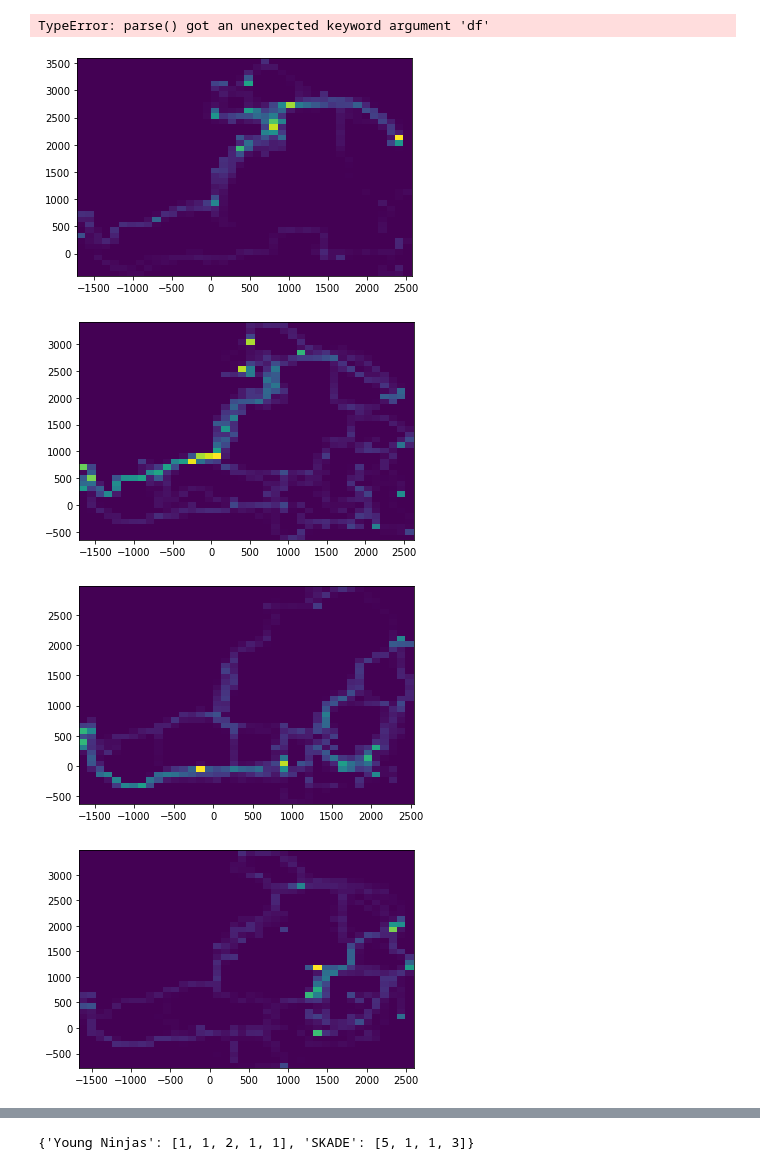
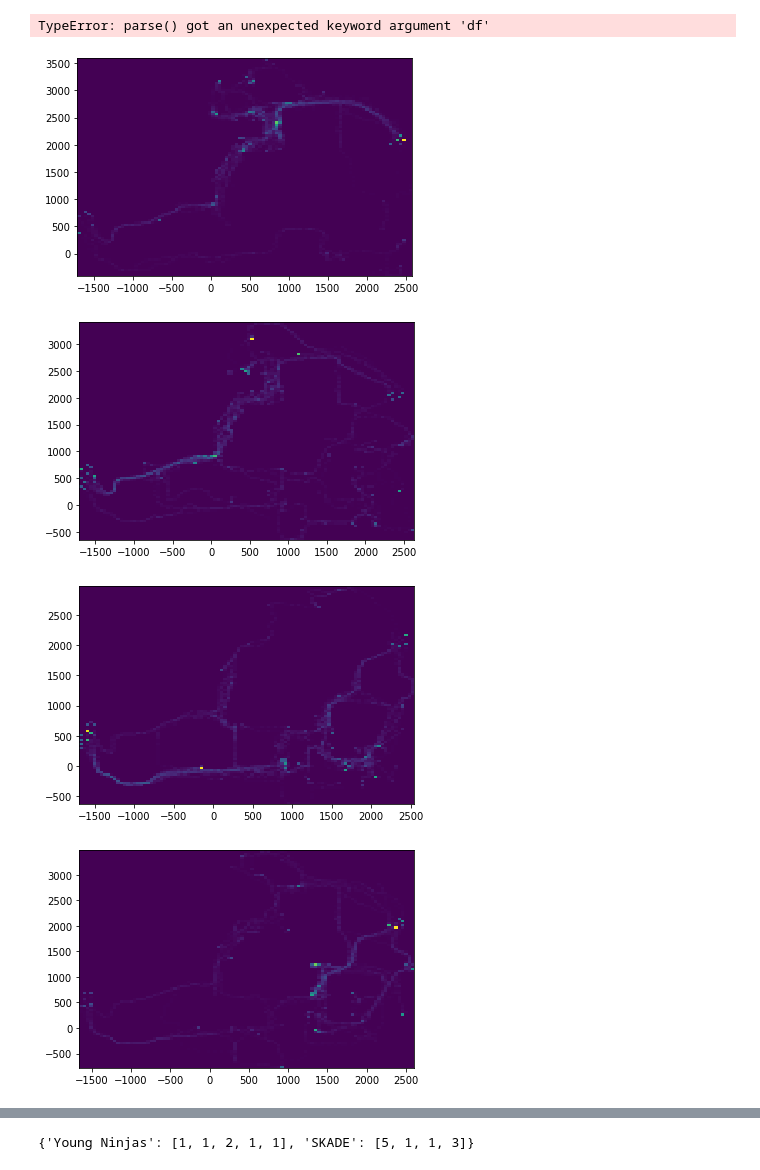
Before and after one commit to Wazti/csgo-api, a Jupyter notebook: csgo/parser.ipynb, the cells around one changed output, grey strips where cells are left out. Saved outputs shown, nothing was run; the diff lists cells and outputs as text; code cells hidden in the pictures.

```diff
--- a/csgo/parser.ipynb
+++ b/csgo/parser.ipynb
@@ -196,18 +199,17 @@ df = demo_parser.parse(df = True)
 # %% [output]
 TypeError: parse() got an unexpected keyword argument 'df'
 # %%
-
 import matplotlib.pyplot as plt
 for player in getPlayerInfo(demo_data)["PlayerName"]:
     ticks = frame_data.sort_values(by=['Tick'])
     ticks = ticks [ticks["Hp"] > 0]
     ticks = ticks[ticks["TicksSinceStart"] != '0']
     playersPos = ticks[['PlayerName','X', 'Y']].groupby('PlayerName').agg(list)
-    plt.hist2d(playersPos["X"][player],playersPos["Y"][player],bins=40)
+    plt.hist2d(playersPos["X"][player],playersPos["Y"][player],bins=100)
 
     plt.show()
 # %% [output]
-[figure, old version]
+[figure, new version]
-[figure, old version]
+[figure, new version]
-[figure, old version]
+[figure, new version]
-[figure, old version]
+[figure, new version]
```
Also changed, not shown: parts of 10 cells of this notebook, 8 other files.
